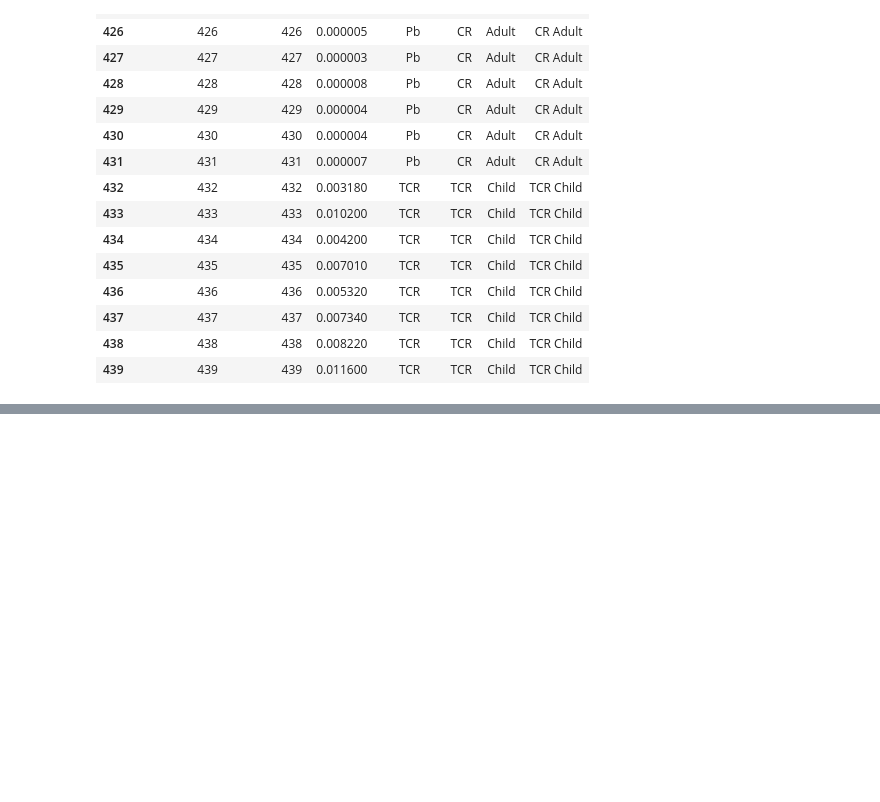
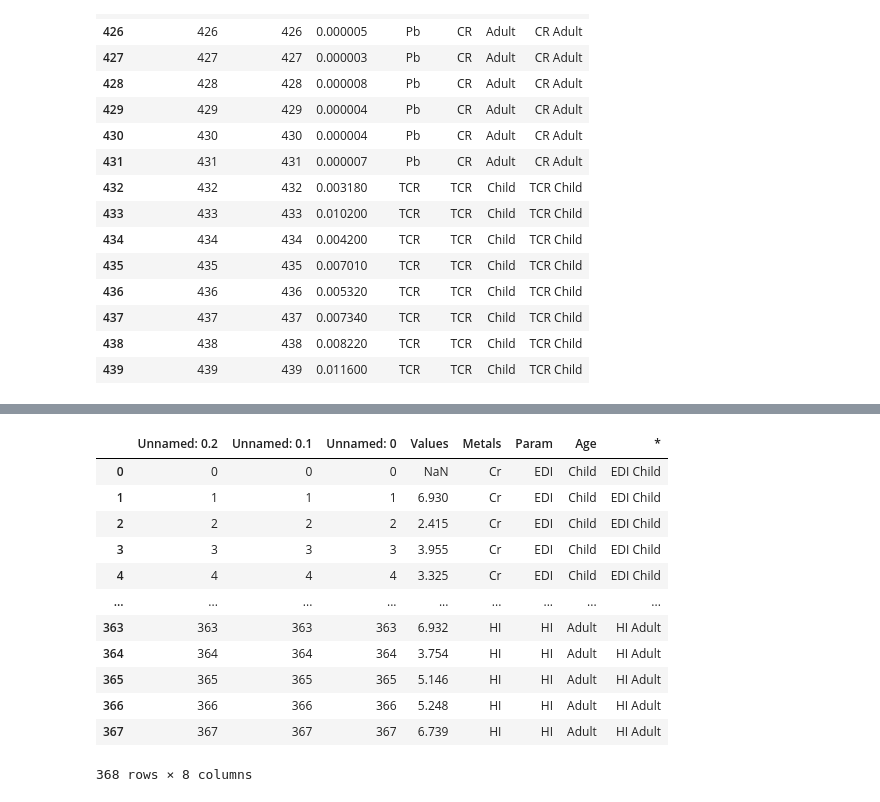
Before and after one commit to rakibhhridoy/OnGoingStudy, a Jupyter notebook: DhaleshwariFish/ParamBoxPlot.ipynb, the cells around one changed output, grey strips where cells are left out. Saved outputs shown, nothing was run; the diff lists cells and outputs as text; code cells hidden in the pictures; blank space fills up the shorter version.

```diff
--- a/DhaleshwariFish/ParamBoxPlot.ipynb
+++ b/DhaleshwariFish/ParamBoxPlot.ipynb
@@ -747,3 +747,19 @@ fig = px.box(df, x= "Metals", y="Values", facet_col="*", color="*",
 fig.show()
 # %% [output]
 [interactive output not drawn]
+# %%
+df
+# %% [output]
+|  | Unnamed: 0.2 | Unnamed: 0.1 | Unnamed: 0 | Values | Metals | Param | Age | * |
+| 0 | 0 | 0 | 0 | NaN | Cr | EDI | Child | EDI Child |
+| 1 | 1 | 1 | 1 | 6.930 | Cr | EDI | Child | EDI Child |
+| 2 | 2 | 2 | 2 | 2.415 | Cr | EDI | Child | EDI Child |
+| 3 | 3 | 3 | 3 | 3.955 | Cr | EDI | Child | EDI Child |
+| 4 | 4 | 4 | 4 | 3.325 | Cr | EDI | Child | EDI Child |
+| ... | ... | ... | ... | ... | ... | ... | ... | ... |
+| 363 | 363 | 363 | 363 | 6.932 | HI | HI | Adult | HI Adult |
+| 364 | 364 | 364 | 364 | 3.754 | HI | HI | Adult | HI Adult |
+| 365 | 365 | 365 | 365 | 5.146 | HI | HI | Adult | HI Adult |
+| 366 | 366 | 366 | 366 | 5.248 | HI | HI | Adult | HI Adult |
+| 367 | 367 | 367 | 367 | 6.739 | HI | HI | Adult | HI Adult |
+368 rows × 8 columns
```
Also changed, not shown: parts of 16 cells of this notebook, 5 other files.
